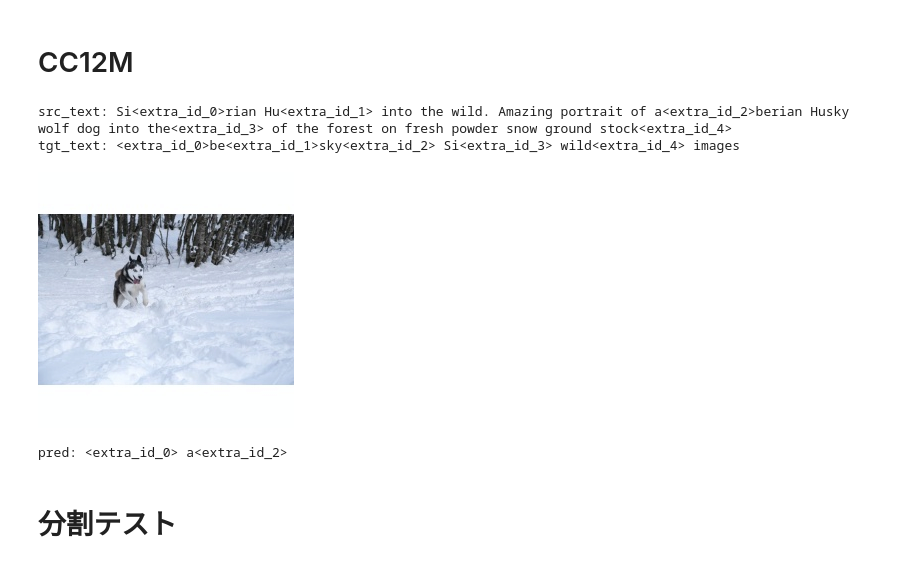
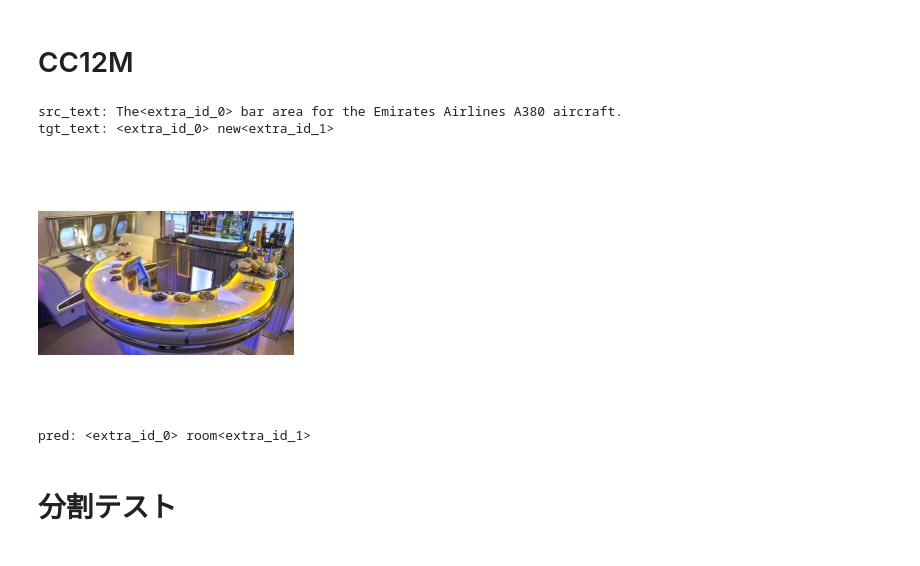
Before and after one commit to k-yanase9/KLab_MultiModalModel, a Jupyter notebook: visualization.ipynb, the cells around one changed output. Saved outputs shown, nothing was run; the diff lists cells and outputs as text; code cells hidden in the pictures.

```diff
--- a/visualization.ipynb
+++ b/visualization.ipynb
@@ -165,18 +150,15 @@ pred: <extra_id_0> city<extra_id_1>
 # %% [markdown]
 # CC12M
-# %%
-from data import get_dataset
-dataset = get_dataset(args, dataset_name="cc12m", src_tokenizer=src_tokenizer, tgt_tokenizer=tgt_tokenizer)
-val_rate = 0.1
-val_size = int(len(dataset) * val_rate)
-train_size = len(dataset) - val_size
-train_dataset, val_dataset = torch.utils.data.random_split(dataset, [train_size, val_size], generator=torch.Generator().manual_seed(999))
-show_result(train_dataset, idx=10)
-# %% [output]
-src_text: Si<extra_id_0>rian Hu<extra_id_1> into the wild. Amazing portrait of a<extra_id_2>berian Husky wolf dog into the<extra_id_3> of the forest on fresh powder snow ground stock<extra_id_4>
-tgt_text: <extra_id_0>be<extra_id_1>sky<extra_id_2> Si<extra_id_3> wild<extra_id_4> images
-[figure, removed]
-pred: <extra_id_0> a<extra_id_2>
+# %%
+from data import get_dataset
+dataset = get_dataset(args, dataset_name="cc12m", phase='val', src_tokenizer=src_tokenizer, tgt_tokenizer=tgt_tokenizer)
+# %%
+show_result(dataset, idx=3)
+# %% [output]
+src_text: The<extra_id_0> bar area for the Emirates Airlines A380 aircraft.
+tgt_text: <extra_id_0> new<extra_id_1>
+[figure, added]
+pred: <extra_id_0> room<extra_id_1>
 # %% [markdown]
 # 分割テスト
 # %%
```
Also changed, not shown: parts of 17 cells of this notebook.
